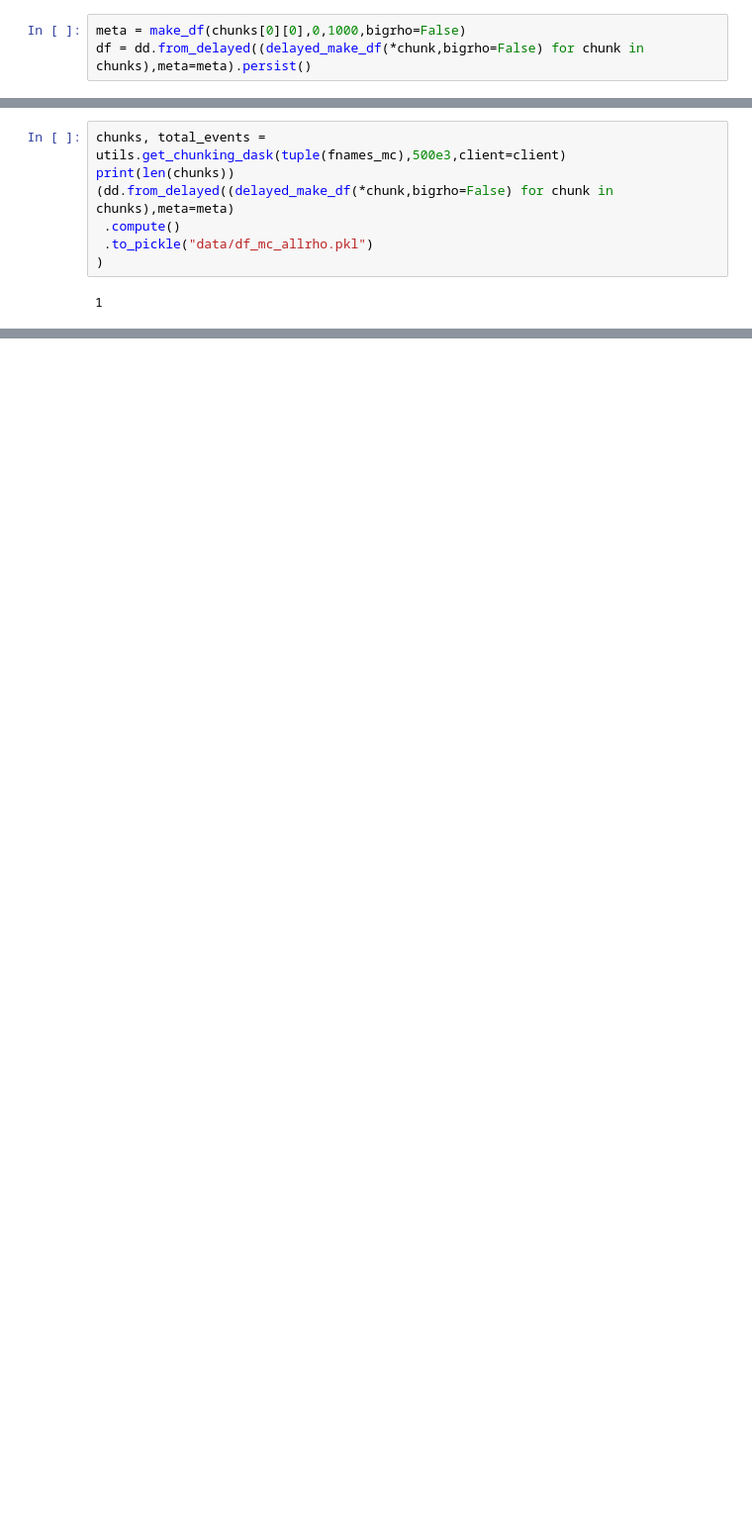
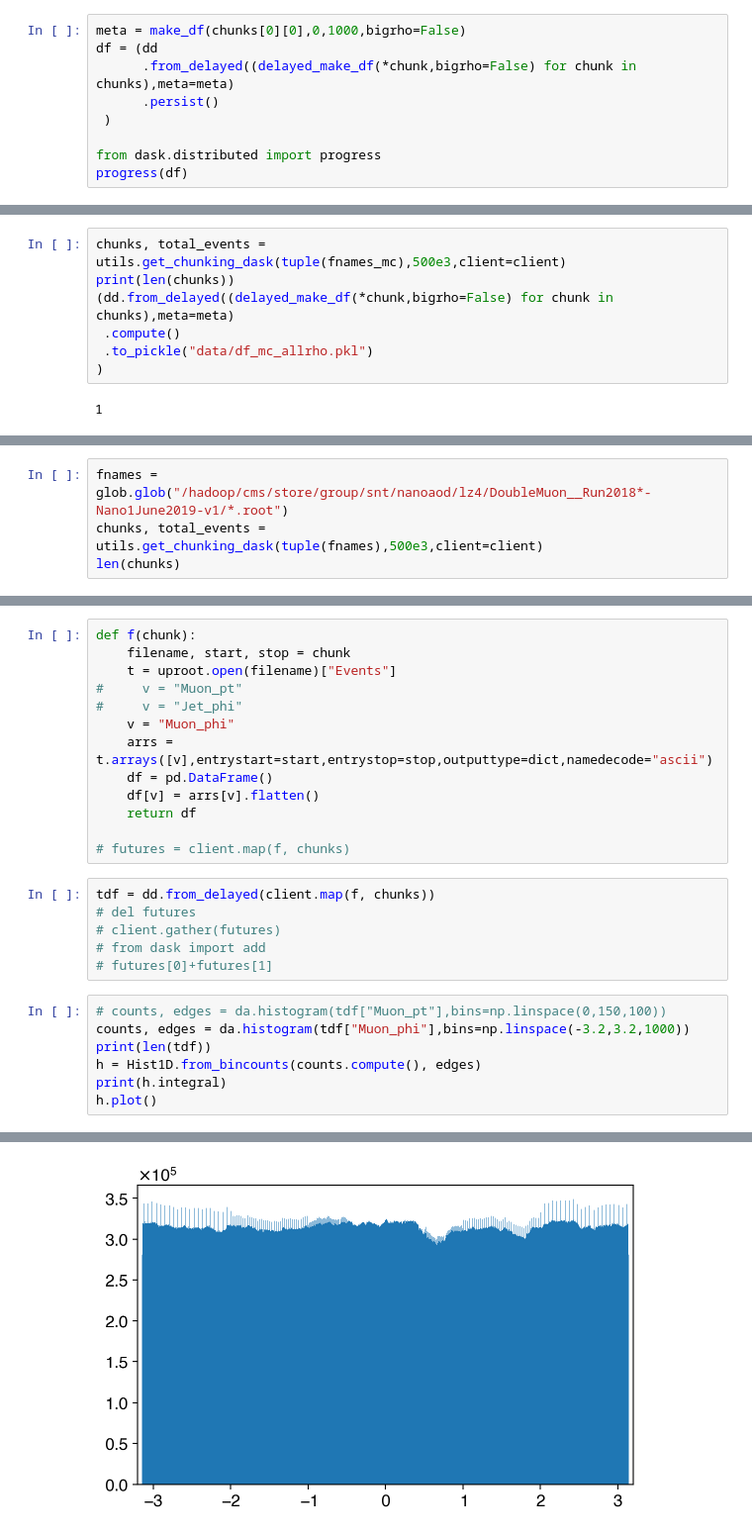
Before and after one commit to leonardogiannini/scouting, a Jupyter notebook: analysis/distributions_baseline.ipynb, the cells around one changed output, grey strips where cells are left out. Shown at 99% size. Saved outputs shown, nothing was run; the diff lists cells and outputs as text; blank space fills up the shorter version.

```diff
--- a/analysis/distributions_baseline.ipynb
+++ b/analysis/distributions_baseline.ipynb
@@ -511,3 +483,9 @@ len(chunks)
 # %%
 meta = make_df(chunks[0][0],0,1000,bigrho=False)
-df = dd.from_delayed((delayed_make_df(*chunk,bigrho=False) for chunk in chunks),meta=meta).persist()
+df = (dd
+      .from_delayed((delayed_make_df(*chunk,bigrho=False) for chunk in chunks),meta=meta)
+      .persist()
+ )
+
+from dask.distributed import progress
+progress(df)
@@ -529,0 +584,4 @@ print(len(chunks))
+# %%
+fnames = glob.glob("/hadoop/cms/store/group/snt/nanoaod/lz4/DoubleMuon__Run2018*-Nano1June2019-v1/*.root")
+chunks, total_events = utils.get_chunking_dask(tuple(fnames),500e3,client=client)
+len(chunks)
@@ -529,0 +590,27 @@ print(len(chunks))
+# %%
+def f(chunk):
+    filename, start, stop = chunk
+    t = uproot.open(filename)["Events"]
+#     v = "Muon_pt"
+#     v = "Jet_phi"
+    v = "Muon_phi"
+    arrs = t.arrays([v],entrystart=start,entrystop=stop,outputtype=dict,namedecode="ascii")
+    df = pd.DataFrame()
+    df[v] = arrs[v].flatten()
+    return df
+
+# futures = client.map(f, chunks)
+# %%
+tdf = dd.from_delayed(client.map(f, chunks))
+# del futures
+# client.gather(futures)
+# from dask import add
+# futures[0]+futures[1]
+# %%
+# counts, edges = da.histogram(tdf["Muon_pt"],bins=np.linspace(0,150,100))
+counts, edges = da.histogram(tdf["Muon_phi"],bins=np.linspace(-3.2,3.2,1000))
+print(len(tdf))
+h = Hist1D.from_bincounts(counts.compute(), edges)
+print(h.integral)
+h.plot()
+# %% [output]
@@ -529,0 +620 @@ print(len(chunks))
+[figure, added]
```
Also changed, not shown: parts of 32 cells of this notebook.
